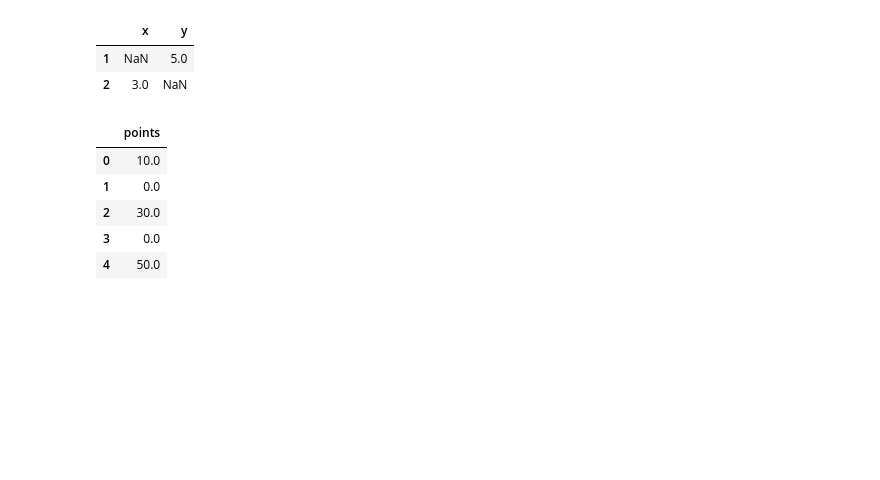
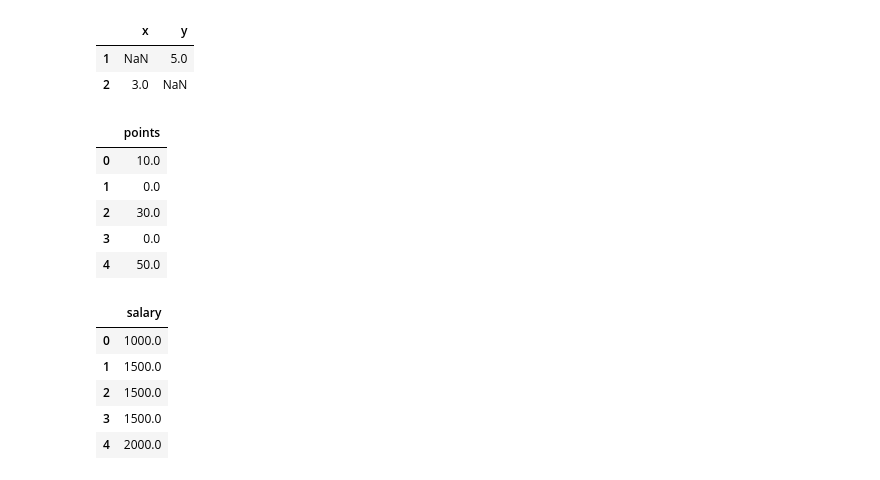
Before and after one commit to madaminovmuhammadjalil/pandas-exercises, a Jupyter notebook: Another_copy_of_Копия_pandas100.ipynb, the cells around one changed output. Cells and saved outputs as stored; diff of their text form; code cells hidden in the pictures; blank space fills up the shorter version.

```diff
--- a/Another_copy_of_Копия_pandas100.ipynb
+++ b/Another_copy_of_Копия_pandas100.ipynb
@@ -675,3 +675,18 @@ data6
 | 2 | 30.0 |
 | 3 | 0.0 |
 | 4 | 50.0 |
+# %%
+# 72
+data7 = {
+    "salary": [1000, None, 1500, None, 2000]
+}
+data7 = df(data7)
+data7 = data7.fillna(data7.mean(numeric_only=True))
+data7
+# %% [output]
+|  | salary |
+| 0 | 1000.0 |
+| 1 | 1500.0 |
+| 2 | 1500.0 |
+| 3 | 1500.0 |
+| 4 | 2000.0 |
```
Also changed, not shown: parts of 13 cells of this notebook.
